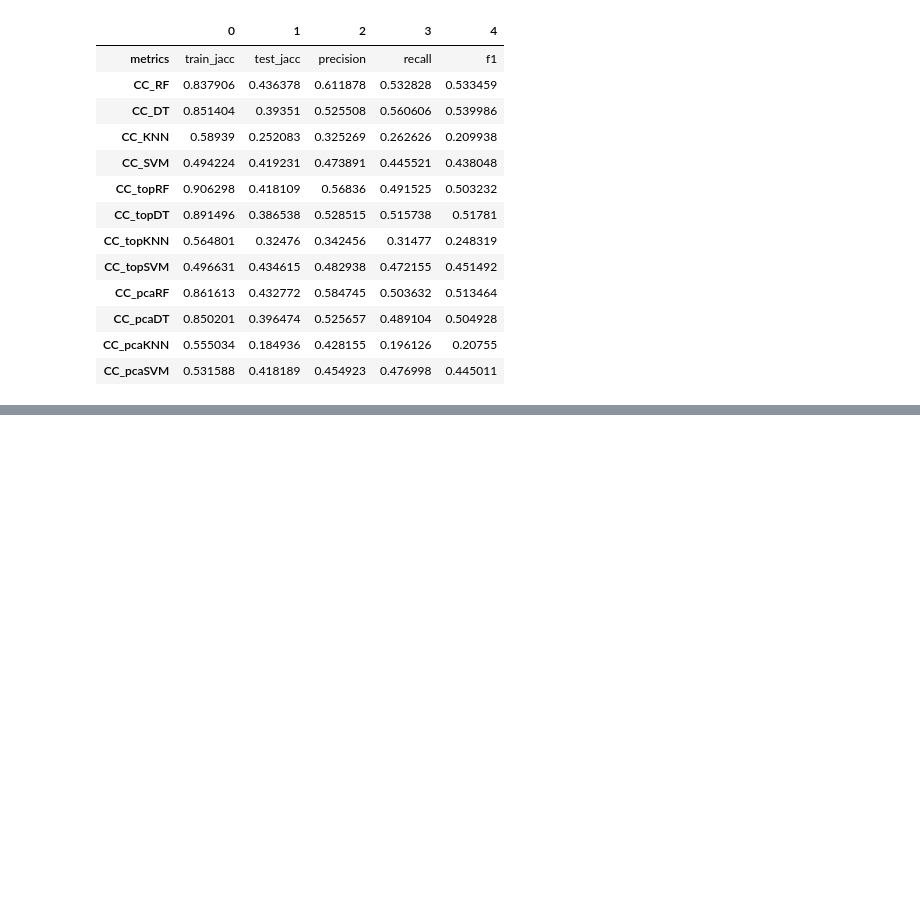
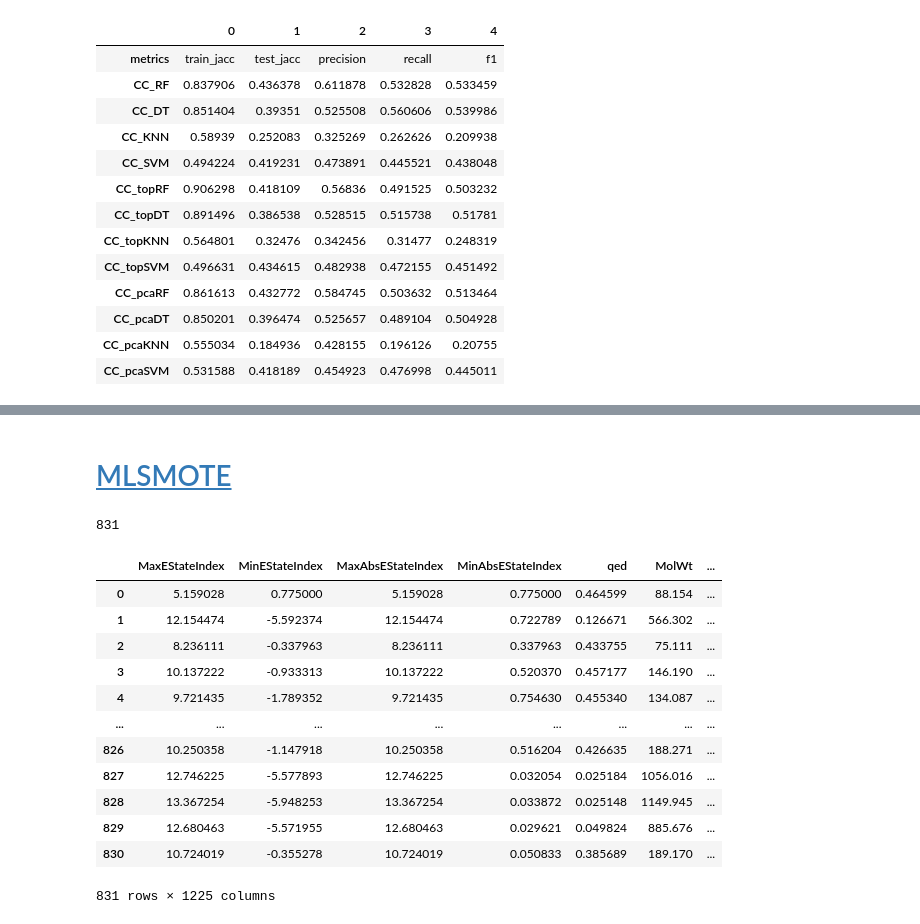
Before and after one commit to alainareeba/BIOL3340_EnzymeClassification, a Jupyter notebook: notebooks/enzymes_classifierchain.ipynb, the cells around one changed output, grey strips where cells are left out. Saved outputs shown, nothing was run; the diff lists cells and outputs as text; code cells hidden in the pictures; blank space fills up the shorter version.

```diff
--- a/notebooks/enzymes_classifierchain.ipynb
+++ b/notebooks/enzymes_classifierchain.ipynb
@@ -1298,0 +1328,3 @@ metrics_df.T
+# %%
+X = df[list(df.columns)[1:-7]]
+Y = df[list(df.columns)[-6:]]
@@ -1298,0 +1629,26 @@ metrics_df.T
+# %% [markdown]
+# [MLSMOTE](https://github.com/niteshsukhwani/MLSMOTE/blob/master/mlsmote.py)
+# %%
+X_train, X_test, Y_train, Y_test = train_test_split(X, Y, test_size=0.2, random_state=1204)
+# %%
+len(Y_train)
+# %% [output]
+831
+# %%
+df_train = pd.concat([X_train, Y_train], axis=1).reset_index(drop=True)
+
+df_train
+# %% [output]
+|  | MaxEStateIndex | MinEStateIndex | MaxAbsEStateIndex | MinAbsEStateIndex | qed | MolWt | ... |
+| 0 | 5.159028 | 0.775000 | 5.159028 | 0.775000 | 0.464599 | 88.154 | ... |
+| 1 | 12.154474 | -5.592374 | 12.154474 | 0.722789 | 0.126671 | 566.302 | ... |
+| 2 | 8.236111 | -0.337963 | 8.236111 | 0.337963 | 0.433755 | 75.111 | ... |
+| 3 | 10.137222 | -0.933313 | 10.137222 | 0.520370 | 0.457177 | 146.190 | ... |
+| 4 | 9.721435 | -1.789352 | 9.721435 | 0.754630 | 0.455340 | 134.087 | ... |
+| ... | ... | ... | ... | ... | ... | ... | ... |
+| 826 | 10.250358 | -1.147918 | 10.250358 | 0.516204 | 0.426635 | 188.271 | ... |
+| 827 | 12.746225 | -5.577893 | 12.746225 | 0.032054 | 0.025184 | 1056.016 | ... |
+| 828 | 13.367254 | -5.948253 | 13.367254 | 0.033872 | 0.025148 | 1149.945 | ... |
+| 829 | 12.680463 | -5.571955 | 12.680463 | 0.029621 | 0.049824 | 885.676 | ... |
+| 830 | 10.724019 | -0.355278 | 10.724019 | 0.050833 | 0.385689 | 189.170 | ... |
+831 rows × 1225 columns
```
Also changed, not shown: parts of 42 cells of this notebook.
